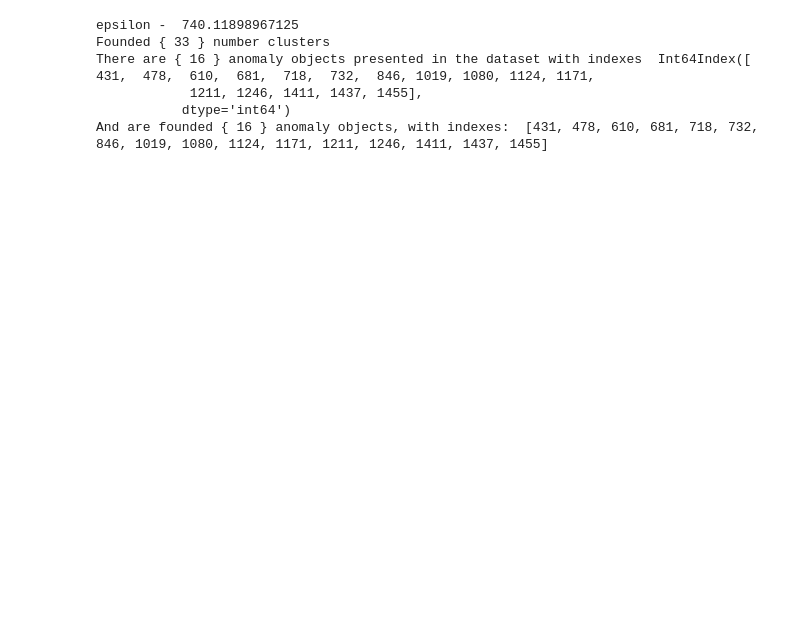
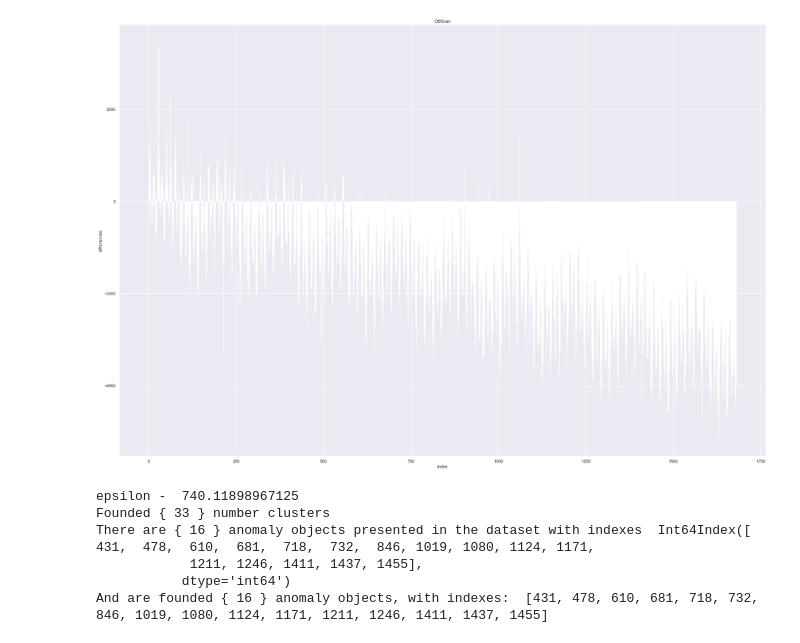
Before and after one commit to cosmincalinescu91/Anomaly-detection-with-DBSCAN, a Jupyter notebook: dbscan_impl.ipynb, the cells around one changed output. Drawn from its saved outputs; the diff is of its cells as text; code cells hidden in the pictures; blank space fills up the shorter version.

```diff
--- a/dbscan_impl.ipynb
+++ b/dbscan_impl.ipynb
@@ -341,3 +367,9 @@ And are founded { 9 } anomaly objects, with indexes:  [28, 113, 212, 494, 902, 9
+# %%
+df_TS1 = pd.read_csv("data_sets/A3Benchmark-TS1.csv", sep=r'\s*,\s*', header=0, encoding='ascii', engine='python')
+df_values = df_TS1[['value']]
+show_dataset_histogram(df_values)
+# %% [output]
+[figure, added]
 # %%
 df_TS2 = pd.read_csv("data_sets/A3Benchmark-TS2.csv", sep=r'\s*,\s*', header=0, encoding='ascii', engine='python')
 search_anomalies(df_TS2)
```
Also changed, not shown: parts of 2 cells of this notebook.
